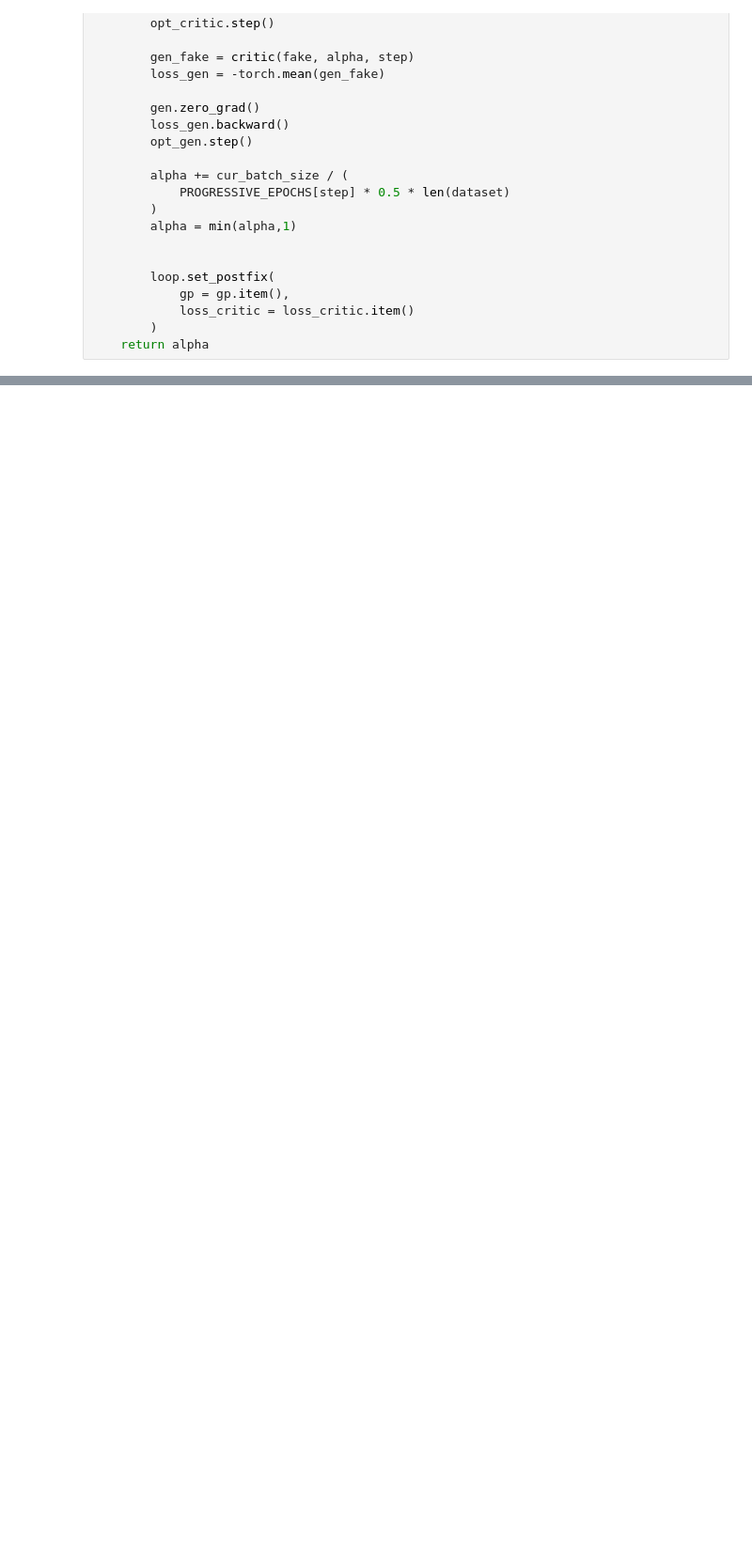
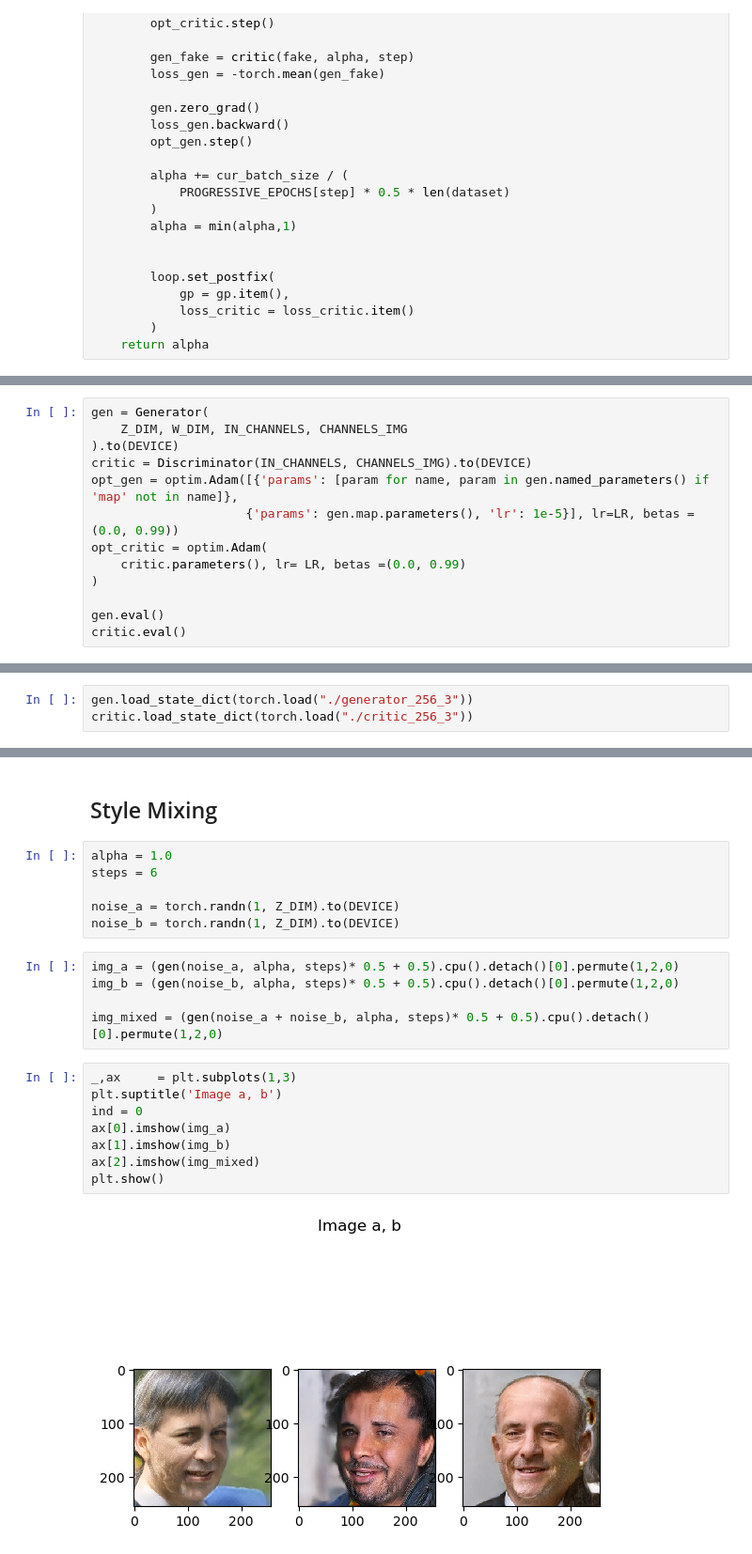
Before and after one commit to Aa20475/StyleGAN, a Jupyter notebook: Main.ipynb, the cells around one changed output, grey strips where cells are left out. Shown at 94% size. Cells and saved outputs as stored; diff of their text form; blank space fills up the shorter version.

```diff
--- a/Main.ipynb
+++ b/Main.ipynb
@@ -509,0 +505,13 @@ Epoch [15/ 30
+# %%
+gen = Generator(
+    Z_DIM, W_DIM, IN_CHANNELS, CHANNELS_IMG
+).to(DEVICE)
+critic = Discriminator(IN_CHANNELS, CHANNELS_IMG).to(DEVICE)
+opt_gen = optim.Adam([{'params': [param for name, param in gen.named_parameters() if 'map' not in name]},
+                     {'params': gen.map.parameters(), 'lr': 1e-5}], lr=LR, betas =(0.0, 0.99))
+opt_critic = optim.Adam(
+    critic.parameters(), lr= LR, betas =(0.0, 0.99)
+)
+
+gen.eval()
+critic.eval()
@@ -509,0 +536,3 @@ Epoch [15/ 30
+# %%
+gen.load_state_dict(torch.load("./generator_256_3"))
+critic.load_state_dict(torch.load("./critic_256_3"))
@@ -509,0 +541,23 @@ Epoch [15/ 30
+# %% [markdown]
+## Style Mixing
+# %%
+alpha = 1.0
+steps = 6
+
+noise_a = torch.randn(1, Z_DIM).to(DEVICE)
+noise_b = torch.randn(1, Z_DIM).to(DEVICE)
+# %%
+img_a = (gen(noise_a, alpha, steps)* 0.5 + 0.5).cpu().detach()[0].permute(1,2,0)
+img_b = (gen(noise_b, alpha, steps)* 0.5 + 0.5).cpu().detach()[0].permute(1,2,0)
+
+img_mixed = (gen(noise_a + noise_b, alpha, steps)* 0.5 + 0.5).cpu().detach()[0].permute(1,2,0)
+# %%
+_,ax     = plt.subplots(1,3)
+plt.suptitle('Image a, b')
+ind = 0
+ax[0].imshow(img_a)
+ax[1].imshow(img_b)
+ax[2].imshow(img_mixed)
+plt.show()
+# %% [output]
+[figure, added]
```
Also changed, not shown: parts of 16 cells of this notebook, 27 other files.
